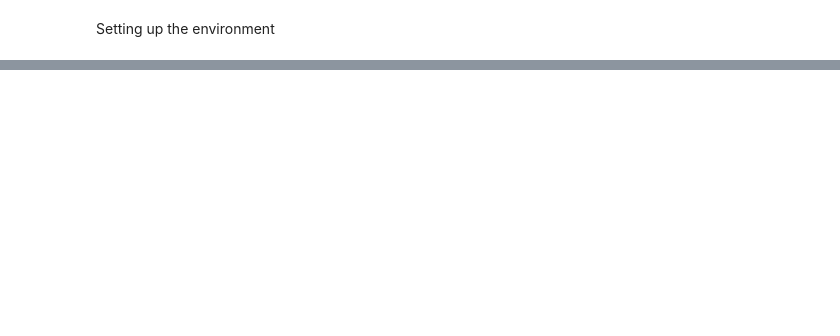
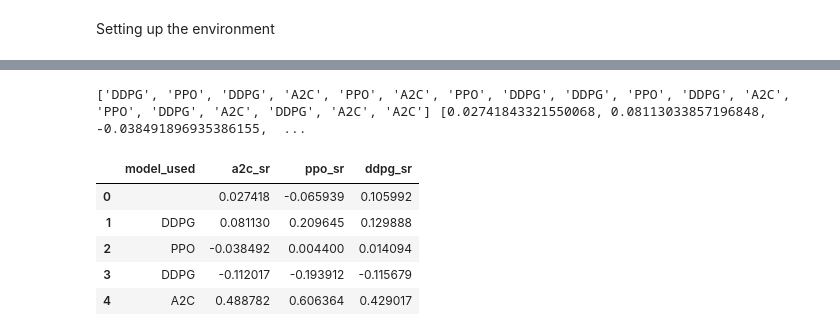
Before and after one commit to RJonMshka/Deep-Reinforcement-Learning-for-Automated-Stock-Trading-Ensemble-Strategy-ICAIF-2020, a Jupyter notebook: ensemble_original_3_month_window.ipynb, the cells around one changed output, grey strips where cells are left out. Saved outputs shown, nothing was run; the diff lists cells and outputs as text; code cells hidden in the pictures; blank space fills up the shorter version.

```diff
--- a/ensemble_original_3_month_window.ipynb
+++ b/ensemble_original_3_month_window.ipynb
@@ -414,12 +422,15 @@ def run_ensemble_strategy(df, unique_trade_date, rebalance_window, validation_wi
         start_date_index = end_date_index - validation_window*30 + 1
 
         historical_turbulence = df.iloc[start_date_index:(end_date_index + 1), :]
+
         #historical_turbulence = df[(df.datadate<unique_trade_date[i - rebalance_window - validation_window]) & (df.datadate>=(unique_trade_date[i - rebalance_window - validation_window - 63]))]
 
 
         historical_turbulence = historical_turbulence.drop_duplicates(subset=['datadate'])
 
         historical_turbulence_mean = np.mean(historical_turbulence.turbulence.values)
+        print("insample turbulence threshold: ", insample_turbulence_threshold)
+        print("historic turbulence mean: ", historical_turbulence_mean)
 
         if historical_turbulence_mean > insample_turbulence_threshold:
             # if the mean of the historical data is greater than the 90% quantile of insample turbulence data
@@ -438,12 +449,18 @@ def run_ensemble_strategy(df, unique_trade_date, rebalance_window, validation_wi
         train = data_split(df, start=20090000, end=unique_trade_date[i - rebalance_window - validation_window])
         env_train = DummyVecEnv([lambda: StockEnvTrain(train)])
 
+        print("train data start: ", 20090000)
+        print("train data end: ", unique_trade_date[i - rebalance_window - validation_window])
+
         ## validation env
         validation = data_split(df, start=unique_trade_date[i - rebalance_window - validation_window],
                                 end=unique_trade_date[i - rebalance_window])
         env_val = DummyVecEnv([lambda: StockEnvValidation(validation,
                                                           turbulence_threshold=turbulence_threshold,
                                                           iteration=i)])
+        print("validation data start: ", unique_trade_date[i - rebalance_window - validation_window])
+        print("validation data end: ", unique_trade_date[i - rebalance_window])
+
         obs_val = env_val.reset()
         ############## Environment Setup ends ##############
 
@@ -472,7 +489,7 @@ def run_ensemble_strategy(df, unique_trade_date, rebalance_window, validation_wi
 
         print("======DDPG Training========")
         model_ddpg = train_DDPG(env_train, model_name="DDPG_10k_dow_{}".format(i), timesteps=3000)
-        #model_ddpg = train_TD3(env_train, model_name="DDPG_10k_dow_{}".format(i), timesteps=20000)
+        #model_ddpg = train_TD3(env_train, model_name="DDPG_10k_dow_{}".format(i), timesteps=6000)
         print("======DDPG Validation from: ", unique_trade_date[i - rebalance_window - validation_window], "to ",
               unique_trade_date[i - rebalance_window])
         DRL_validation(model=model_ddpg, test_data=validation, test_env=env_val, test_obs=obs_val)
@@ -508,6 +525,7 @@ def run_ensemble_strategy(df, unique_trade_date, rebalance_window, validation_wi
 
     end = time.time()
     print("Ensemble Strategy took: ", (end - start) / 60, " minutes")
+    return (model_use, a2c_sharpe_list, ppo_sharpe_list, ddpg_sharpe_list)
 # %%
 def run_model() -> None:
     """Train the model."""
@@ -536,7 +554,7 @@ def run_model() -> None:
     validation_window = 63
 
     ## Ensemble Strategy
-    run_ensemble_strategy(df=data,
+    return run_ensemble_strategy(df=data,
                           unique_trade_date= unique_trade_date,
                           rebalance_window = rebalance_window,
                           validation_window=validation_window)
@@ -564,0 +563,2 @@ Ensemble Strategy took:  21.345032290617624  minutes
+# %%
+model_used, a2c_list, ppo_list, ddpg_list =run_model()
@@ -565,3 +583,24 @@ Ensemble Strategy took:  21.345032290617624  minutes
+# %%
+print(model_used, a2c_list, ppo_list, ddpg_list)
+model_result = pd.DataFrame()
+
+
+model_result['model_used'] = [" "] + model_used
+model_result['a2c_sr'] = a2c_list + [0.0]
+model_result['ppo_sr'] = ppo_list + [0.0]
+model_result['ddpg_sr'] = ddpg_list + [0.0]
+
+model_result.to_csv('results/model_result_3_month.csv', index=False)
+
+model_result.head()
+# %% [output]
+['DDPG', 'PPO', 'DDPG', 'A2C', 'PPO', 'A2C', 'PPO', 'DDPG', 'DDPG', 'PPO', 'DDPG', 'A2C', 'PPO', 'DDPG', 'A2C', 'DDPG', 'A2C', 'A2C'] [0.02741843321550068, 0.08113033857196848, -0.038491896935386155,  ...
+|  | model_used | a2c_sr | ppo_sr | ddpg_sr |
+| 0 |  | 0.027418 | -0.065939 | 0.105992 |
+| 1 | DDPG | 0.081130 | 0.209645 | 0.129888 |
+| 2 | PPO | -0.038492 | 0.004400 | 0.014094 |
+| 3 | DDPG | -0.112017 | -0.193912 | -0.115679 |
+| 4 | A2C | 0.488782 | 0.606364 | 0.429017 |
 # %%
 !pip install git+https://github.com/quantopian/pyfolio
 !pip install pandas
```
Also changed, not shown: parts of 19 cells of this notebook.
